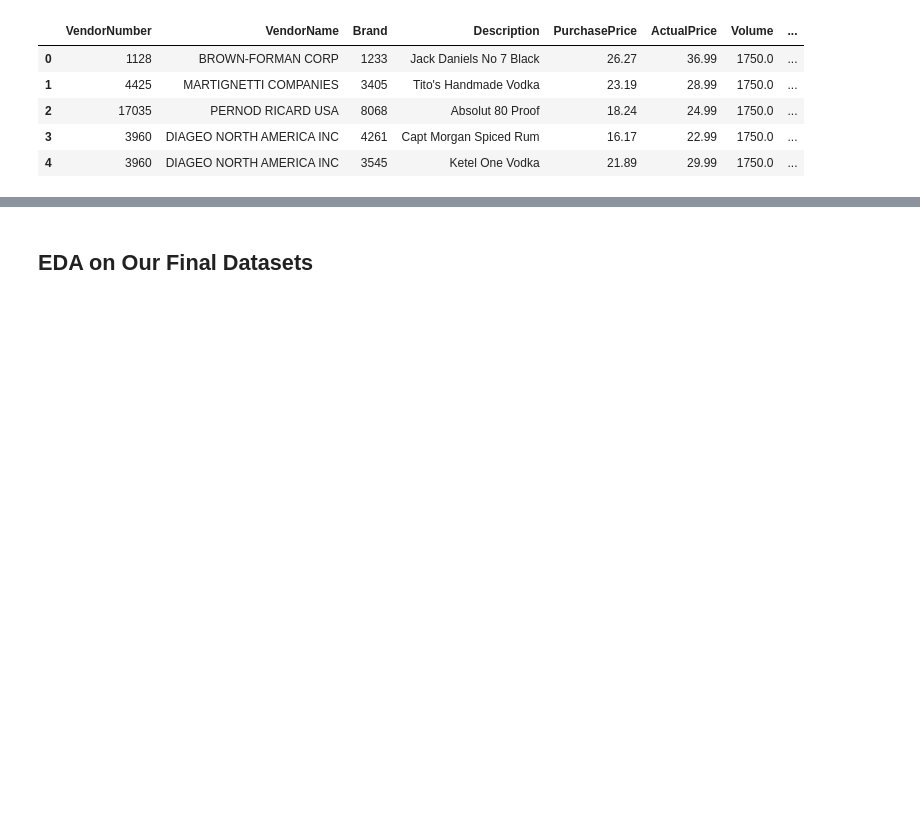
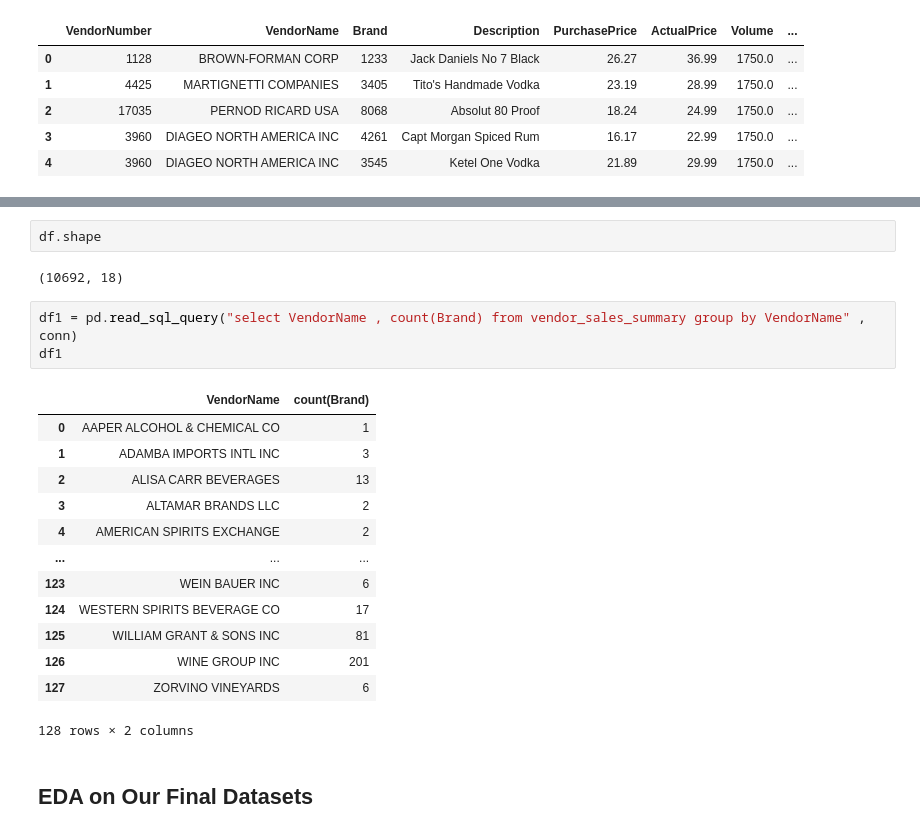
Before and after one commit to vivek34561/Vendor_Performance_Analysis, a Jupyter notebook: vendor_performance_analysis.ipynb, the cells around one changed output, grey strips where cells are left out. Saved outputs shown, nothing was run; the diff lists cells and outputs as text; blank space fills up the shorter version.

Commit message:
vendor performance Analysis

```diff
--- a/vendor_performance_analysis.ipynb
+++ b/vendor_performance_analysis.ipynb
@@ -27,3 +41,24 @@ df.head()
+# %%
+df.shape
+# %% [output]
+(10692, 18)
+# %%
+df1 = pd.read_sql_query("select VendorName , count(Brand) from vendor_sales_summary group by VendorName" , conn)
+df1
+# %% [output]
+|  | VendorName | count(Brand) |
+| 0 | AAPER ALCOHOL & CHEMICAL CO | 1 |
+| 1 | ADAMBA IMPORTS INTL INC | 3 |
+| 2 | ALISA CARR BEVERAGES | 13 |
+| 3 | ALTAMAR BRANDS LLC | 2 |
+| 4 | AMERICAN SPIRITS EXCHANGE | 2 |
+| ... | ... | ... |
+| 123 | WEIN BAUER INC | 6 |
+| 124 | WESTERN SPIRITS BEVERAGE CO | 17 |
+| 125 | WILLIAM GRANT & SONS INC | 81 |
+| 126 | WINE GROUP INC | 201 |
+| 127 | ZORVINO VINEYARDS | 6 |
+128 rows × 2 columns
 # %% [markdown]
 ## EDA on Our Final Datasets
 # %%
```
Also changed, not shown: parts of 17 cells of this notebook.
